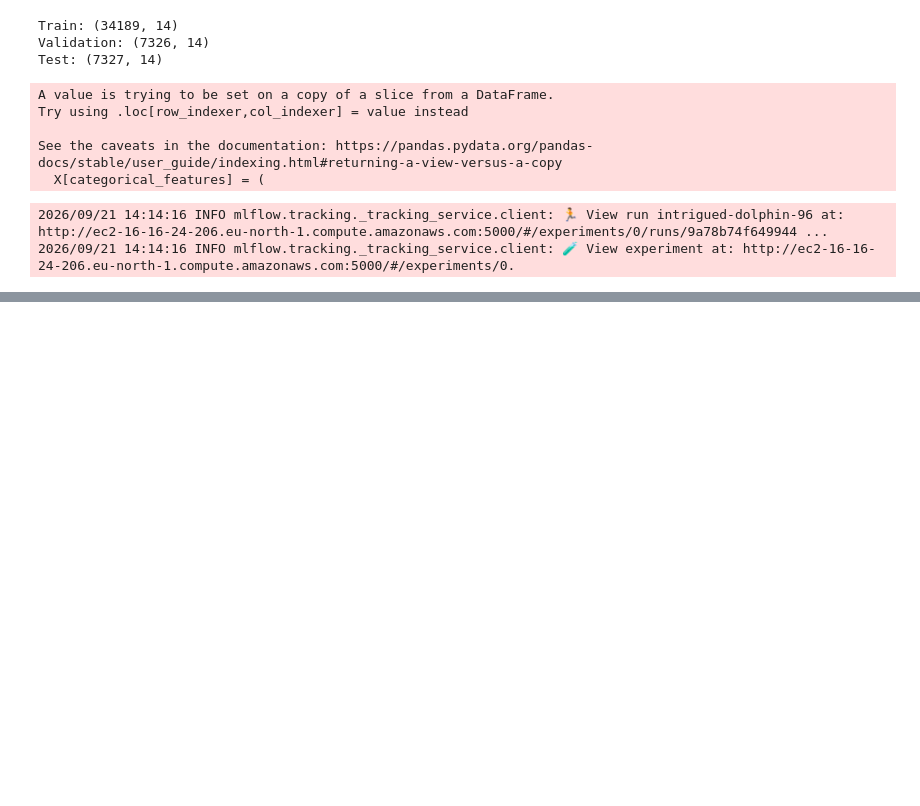
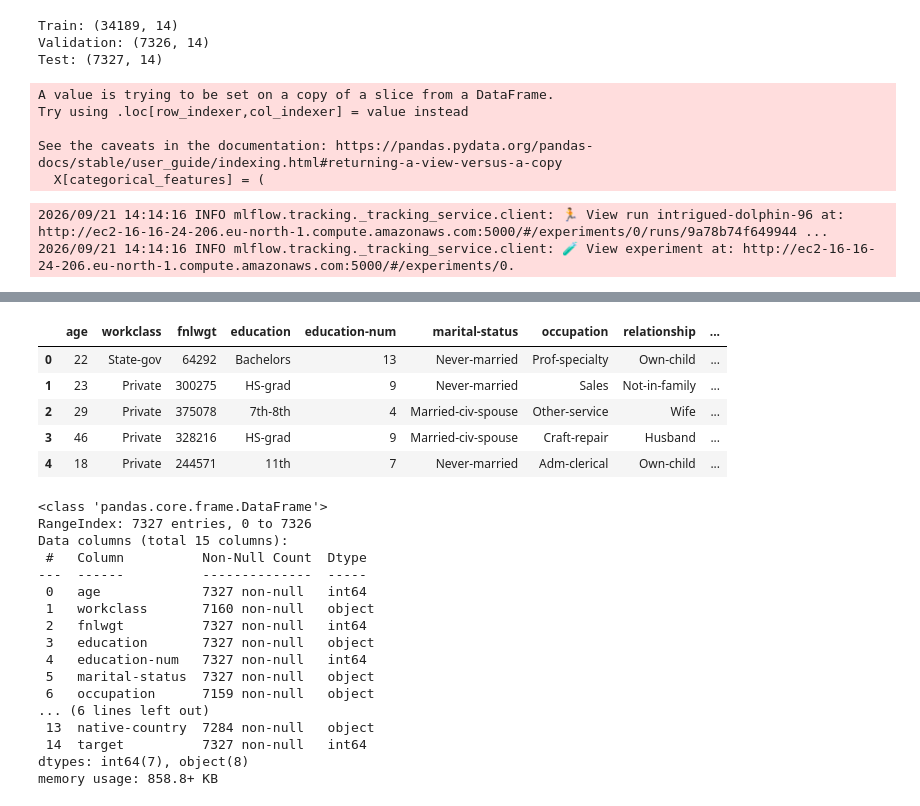
Before and after one commit to adnaneqassiri/adult-income-mlops, a Jupyter notebook: EDA.ipynb, the cells around one changed output, grey strips where cells are left out. Drawn from its saved outputs; the diff is of its cells as text; code cells hidden in the pictures; blank space fills up the shorter version.

```diff
--- a/EDA.ipynb
+++ b/EDA.ipynb
@@ -177,0 +213,30 @@ with mlflow.start_run():
+# %%
+df = pd.read_csv('./data/raw/test.csv')
+display(df.head())
+df.info()
+target = df['target']
+df.drop(columns=['target'], inplace=True)
+# %% [output]
+|  | age | workclass | fnlwgt | education | education-num | marital-status | occupation | relationship | ... |
+| 0 | 22 | State-gov | 64292 | Bachelors | 13 | Never-married | Prof-specialty | Own-child | ... |
+| 1 | 23 | Private | 300275 | HS-grad | 9 | Never-married | Sales | Not-in-family | ... |
+| 2 | 29 | Private | 375078 | 7th-8th | 4 | Married-civ-spouse | Other-service | Wife | ... |
+| 3 | 46 | Private | 328216 | HS-grad | 9 | Married-civ-spouse | Craft-repair | Husband | ... |
+| 4 | 18 | Private | 244571 | 11th | 7 | Never-married | Adm-clerical | Own-child | ... |
+<class 'pandas.core.frame.DataFrame'>
+RangeIndex: 7327 entries, 0 to 7326
+Data columns (total 15 columns):
+ #   Column          Non-Null Count  Dtype
+---  ------          --------------  -----
+ 0   age             7327 non-null   int64
+ 1   workclass       7160 non-null   object
+ 2   fnlwgt          7327 non-null   int64
+ 3   education       7327 non-null   object
+ 4   education-num   7327 non-null   int64
+ 5   marital-status  7327 non-null   object
+ 6   occupation      7159 non-null   object
+... (6 lines left out)
+ 13  native-country  7284 non-null   object
+ 14  target          7327 non-null   int64
+dtypes: int64(7), object(8)
+memory usage: 858.8+ KB
```
Also changed, not shown: parts of 7 cells of this notebook, 9 other files.
